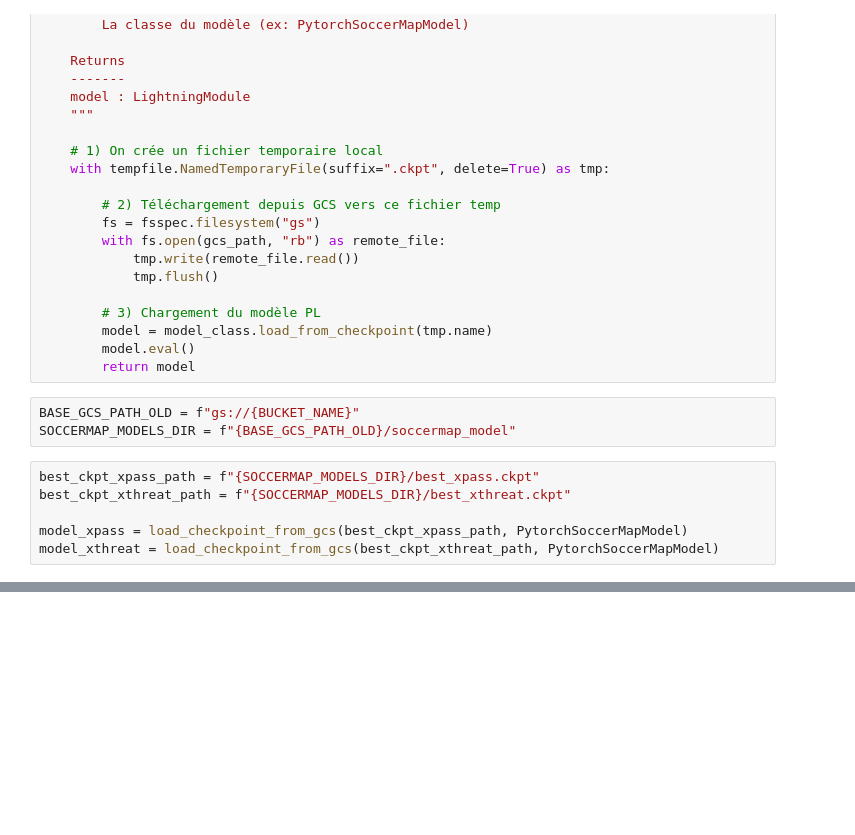
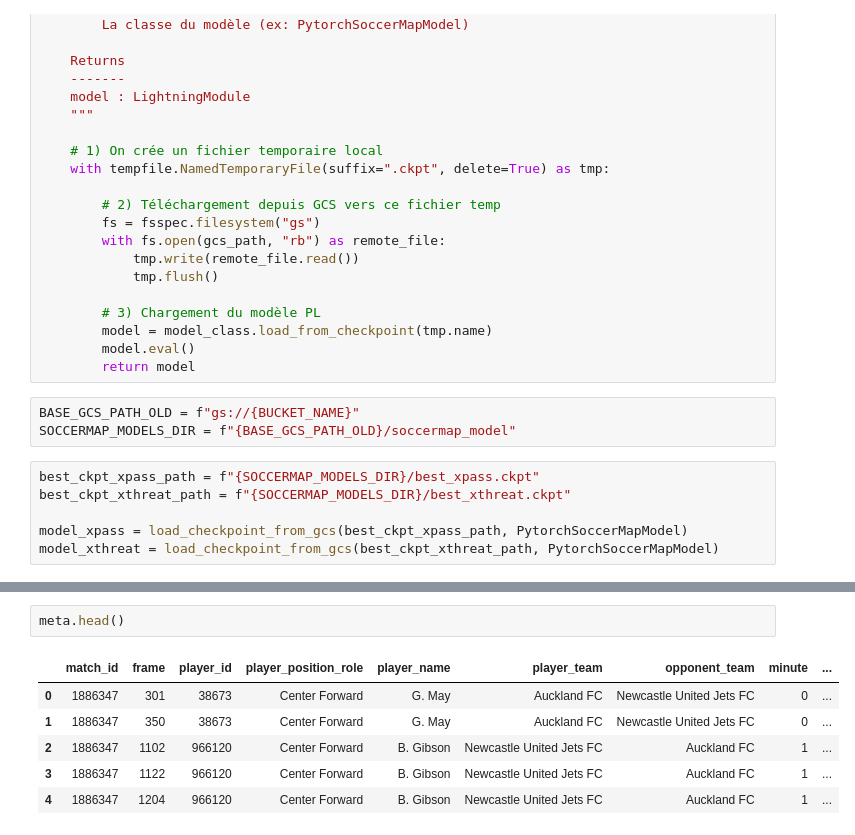
Before and after one commit to TustiWutsi/player_pitch_control_clustering, a Jupyter notebook: data_prep_analytics_cup.ipynb, the cells around one changed output, grey strips where cells are left out. Drawn from its saved outputs; the diff is of its cells as text; blank space fills up the shorter version.

```diff
--- a/data_prep_analytics_cup.ipynb
+++ b/data_prep_analytics_cup.ipynb
@@ -2272,0 +2516,9 @@ model_xthreat = load_checkpoint_from_gcs(best_ckpt_xthreat_path, PytorchSoccerMa
+# %%
+meta.head()
+# %% [output]
+|  | match_id | frame | player_id | player_position_role | player_name | player_team | opponent_team | minute | ... |
+| 0 | 1886347 | 301 | 38673 | Center Forward | G. May | Auckland FC | Newcastle United Jets FC | 0 | ... |
+| 1 | 1886347 | 350 | 38673 | Center Forward | G. May | Auckland FC | Newcastle United Jets FC | 0 | ... |
+| 2 | 1886347 | 1102 | 966120 | Center Forward | B. Gibson | Newcastle United Jets FC | Auckland FC | 1 | ... |
+| 3 | 1886347 | 1122 | 966120 | Center Forward | B. Gibson | Newcastle United Jets FC | Auckland FC | 1 | ... |
+| 4 | 1886347 | 1204 | 966120 | Center Forward | B. Gibson | Newcastle United Jets FC | Auckland FC | 1 | ... |
```
Also changed, not shown: parts of 15 cells of this notebook.
